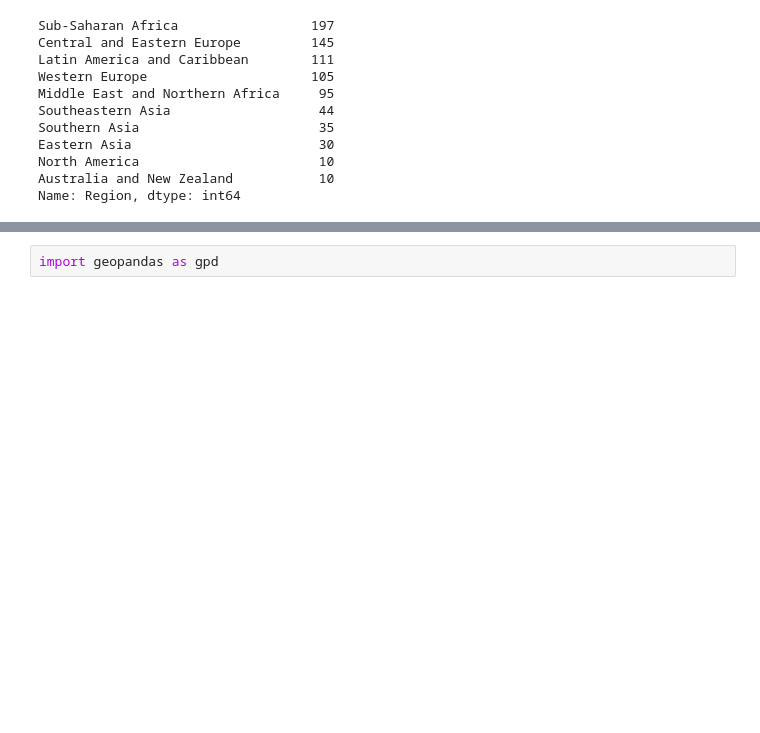
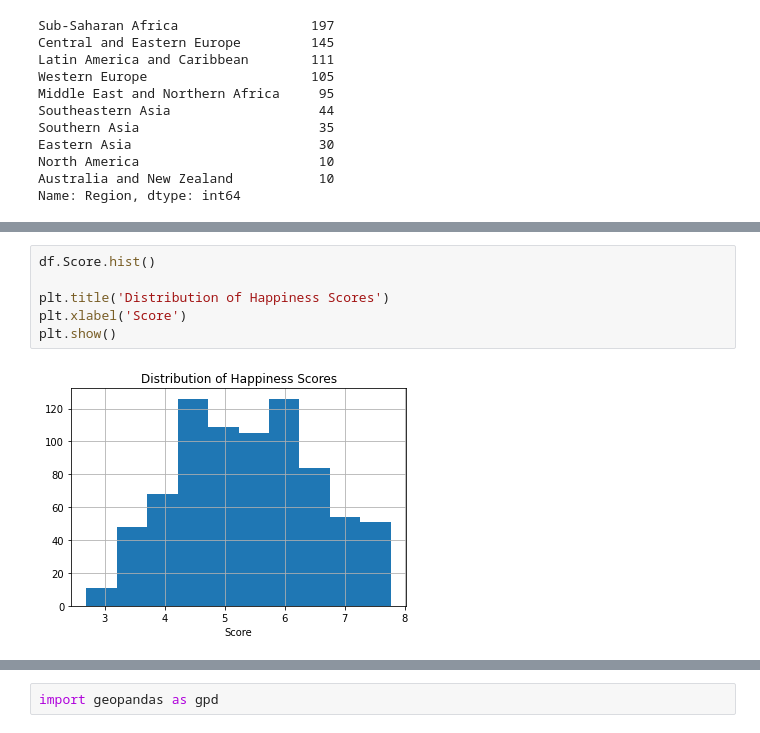
Before and after one commit to scho-git/springboard, a Jupyter notebook: mini_projects/storytelling/world_happiness.ipynb, the cells around one changed output, grey strips where cells are left out. Drawn from its saved outputs; the diff is of its cells as text; blank space fills up the shorter version.

```diff
--- a/mini_projects/storytelling/world_happiness.ipynb
+++ b/mini_projects/storytelling/world_happiness.ipynb
@@ -211,0 +196,8 @@ plt.show()
+# %%
+df.Score.hist()
+
+plt.title('Distribution of Happiness Scores')
+plt.xlabel('Score')
+plt.show()
+# %% [output]
+[figure, added]
```
Also changed, not shown: parts of 36 cells of this notebook.
